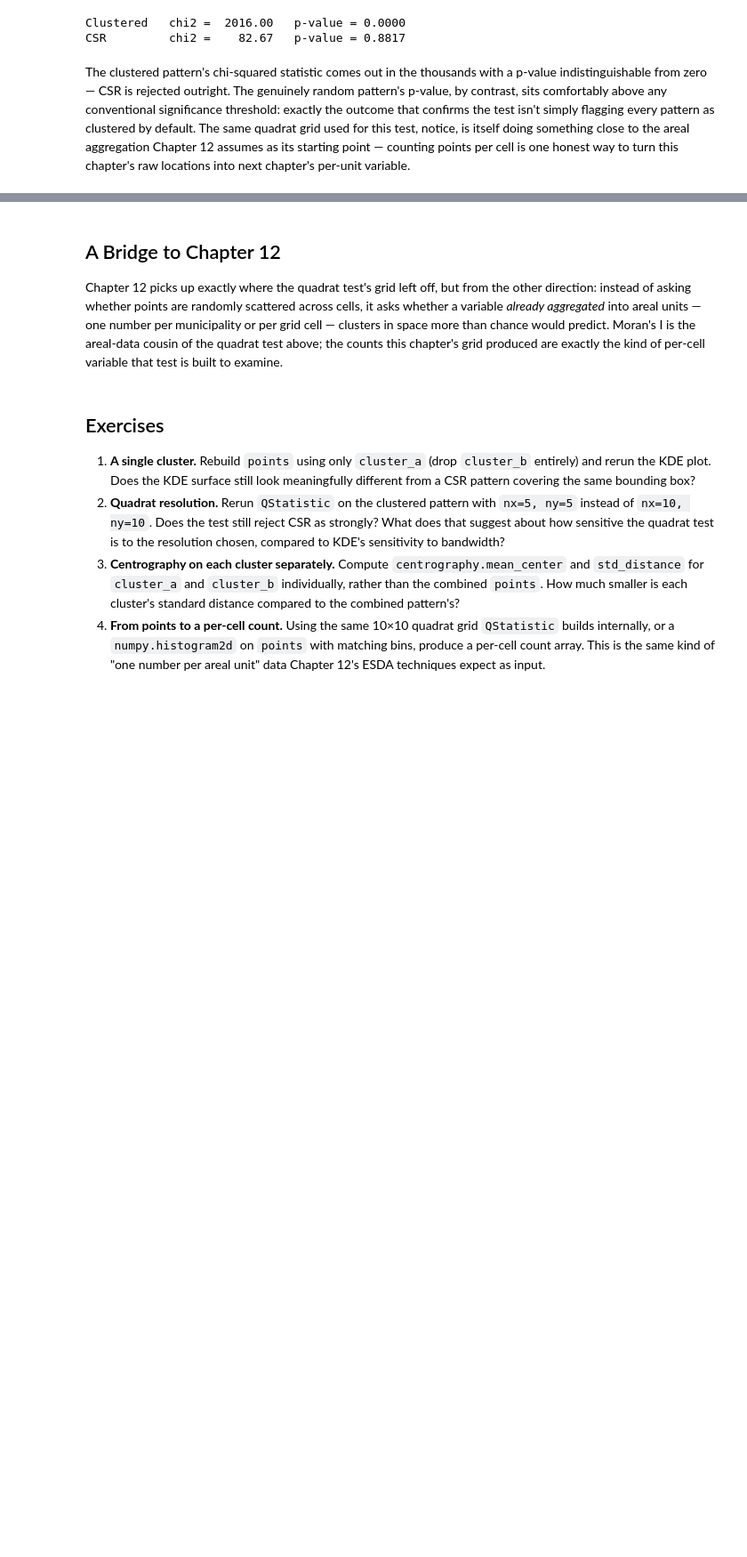
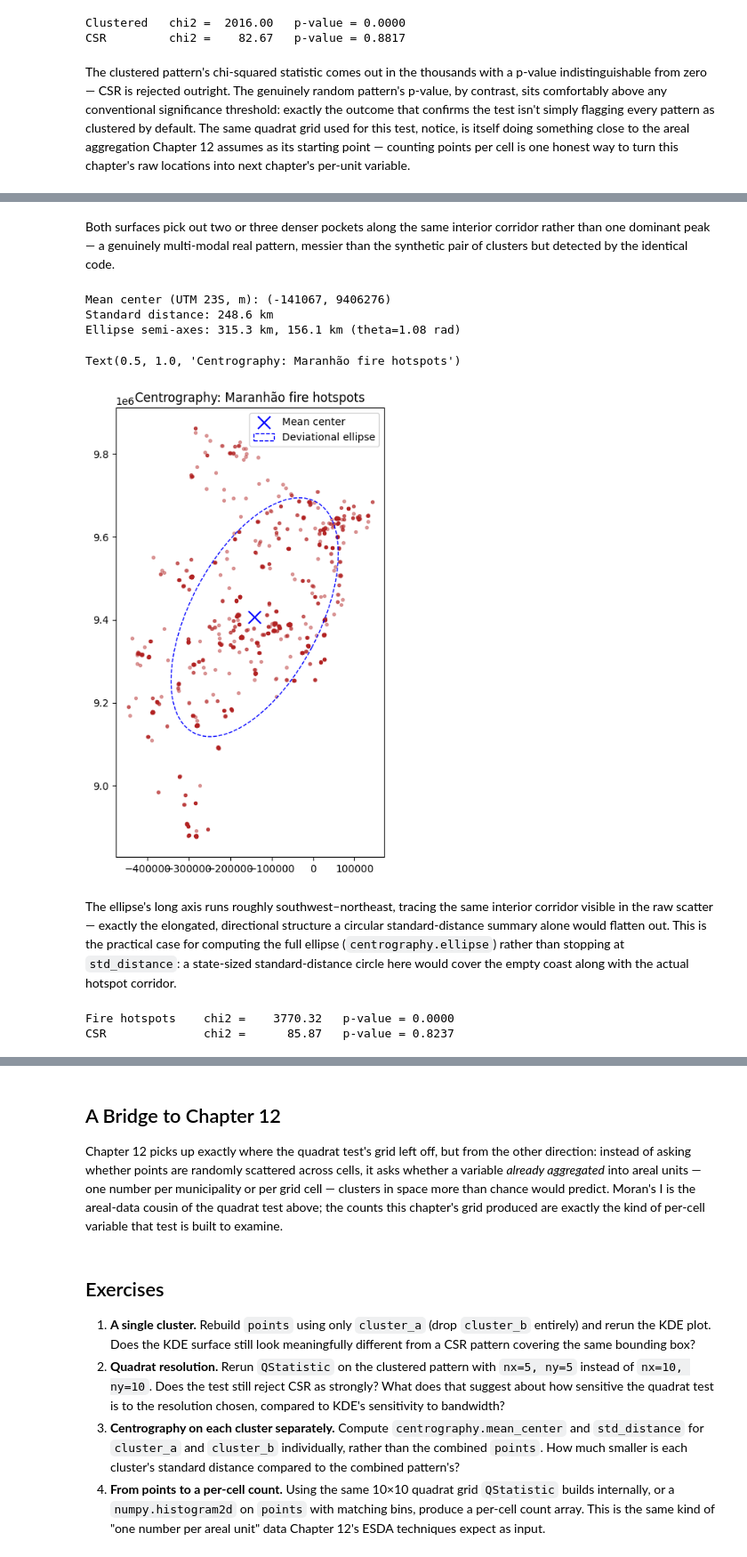
Before and after one commit to LambdaGeo/geospatial-modeling-python, a Jupyter notebook: docs/part2/ch11_pointpatterns.ipynb, the cells around one changed output, grey strips where cells are left out. Shown at 89% size. Drawn from its saved outputs; the diff is of its cells as text; code cells hidden in the pictures; blank space fills up the shorter version.

```diff
--- a/docs/part2/ch11_pointpatterns.ipynb
+++ b/docs/part2/ch11_pointpatterns.ipynb
@@ -126,0 +176,42 @@ The clustered pattern's chi-squared statistic comes out in the thousands with a
+# %% [markdown]
+Both surfaces pick out two or three denser pockets along the same interior corridor rather than one dominant peak — a genuinely multi-modal real pattern, messier than the synthetic pair of clusters but detected by the identical code.
+# %%
+mean_center_fire = centrography.mean_center(fire_points)
+std_dist_fire = centrography.std_distance(fire_points)
+semi_major_fire, semi_minor_fire, theta_fire = centrography.ellipse(fire_points)
+
+print(f"Mean center (UTM 23S, m): ({mean_center_fire[0]:.0f}, {mean_center_fire[1]:.0f})")
+print(f"Standard distance: {std_dist_fire / 1000:.1f} km")
+print(f"Ellipse semi-axes: {semi_major_fire / 1000:.1f} km, {semi_minor_fire / 1000:.1f} km (theta={theta_fire:.2f} rad)")
+
+fig, ax = plt.subplots(figsize=(6, 8))
+ax.scatter(fire_points[:, 0], fire_points[:, 1], s=8, alpha=0.4, color="firebrick")
+ax.scatter(*mean_center_fire, color="blue", marker="x", s=150, label="Mean center")
+ellipse_patch = Ellipse(
+    mean_center_fire, 2 * semi_major_fire, 2 * semi_minor_fire,
+    angle=np.degrees(theta_fire), fill=False, color="blue", linestyle="--", label="Deviational ellipse",
+)
+ax.add_patch(ellipse_patch)
+ax.set_aspect("equal")
+ax.legend()
+ax.set_title("Centrography: Maranhão fire hotspots")
+# %% [output]
+Mean center (UTM 23S, m): (-141067, 9406276)
+Standard distance: 248.6 km
+Ellipse semi-axes: 315.3 km, 156.1 km (theta=1.08 rad)
+Text(0.5, 1.0, 'Centrography: Maranhão fire hotspots')
+[figure, added]
+# %% [markdown]
+The ellipse's long axis runs roughly southwest–northeast, tracing the same interior corridor visible in the raw scatter — exactly the elongated, directional structure a circular standard-distance summary alone would flatten out. This is the practical case for computing the full ellipse (`centrography.ellipse`) rather than stopping at `std_distance`: a state-sized standard-distance circle here would cover the empty coast along with the actual hotspot corridor.
+# %%
+rng = np.random.default_rng(1)
+random_fire = rng.uniform(
+    low=fire_points.min(axis=0), high=fire_points.max(axis=0), size=(len(fire_points), 2)
+)
+
+for name, pts in [("Fire hotspots", fire_points), ("CSR", random_fire)]:
+    q = QStatistic(pts, shape="rectangle", nx=10, ny=10)
+    print(f"{name:15s}  chi2 = {q.chi2:10.2f}   p-value = {q.chi2_pvalue:.4f}")
+# %% [output]
+Fire hotspots    chi2 =    3770.32   p-value = 0.0000
+CSR              chi2 =      85.87   p-value = 0.8237
```
Also changed, not shown: parts of 11 cells of this notebook, 5 other files.
